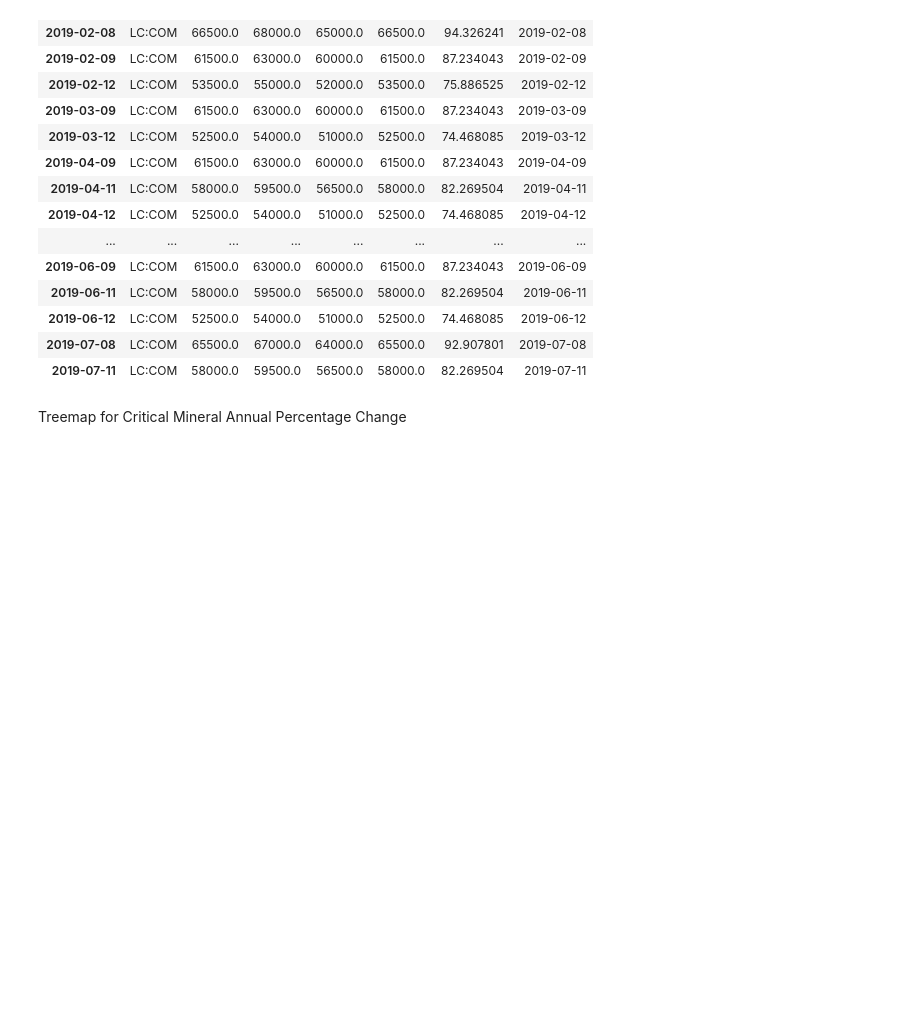
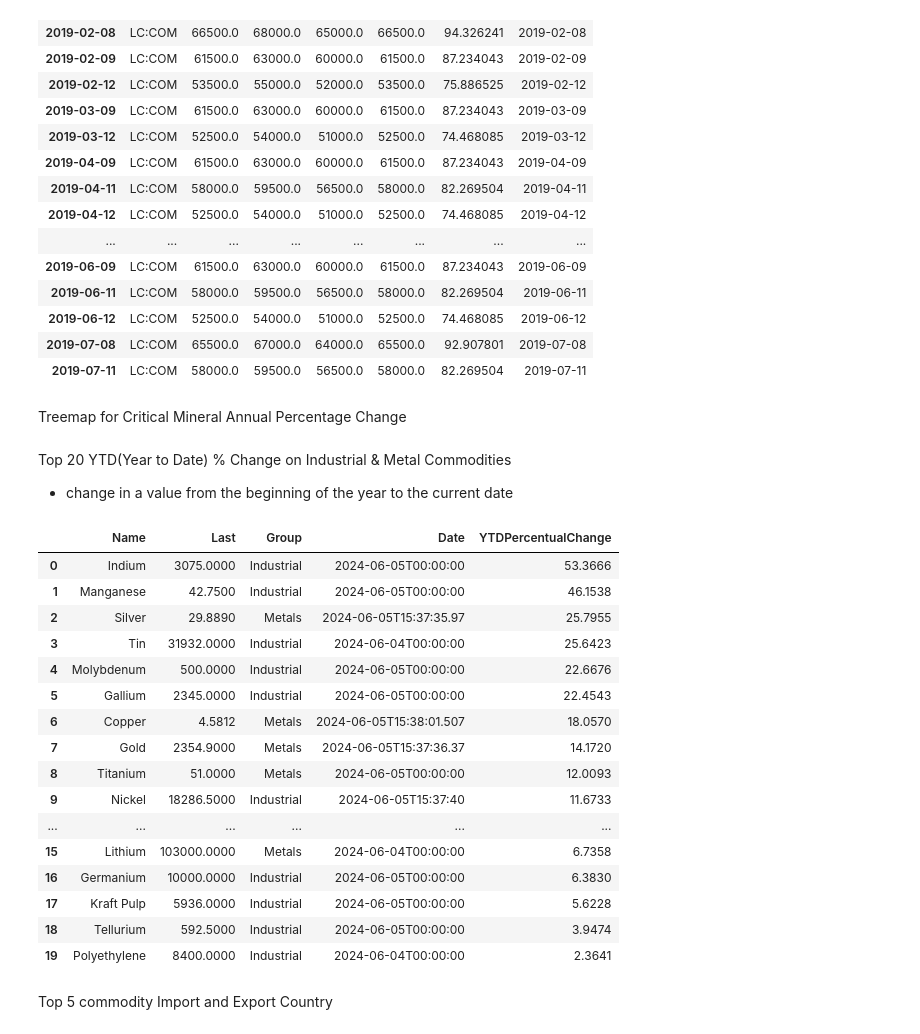
Before and after one commit to YueWang417/UN, a Jupyter notebook: Price Volitility.ipynb, the cells around one changed output. Cells and saved outputs as stored; diff of their text form; code cells hidden in the pictures; blank space fills up the shorter version.

```diff
--- a/Price Volitility.ipynb
+++ b/Price Volitility.ipynb
@@ -235,3 +214,35 @@ fig_cm = px.treemap(
 )
 fig_cm.update_traces(hovertemplate='%{label}<br>Year % Change= %{customdata[0]}%<extra></extra>')
 fig_cm.show()
+# %% [markdown]
+Top 20 YTD(Year to Date) % Change on Industrial & Metal Commodities
+* change in a value from the beginning of the year to the current date
+# %%
+
+def top_20_ytd_percentual_change(data):
+    filtered_data = data.query("Group == 'Industrial' or Group == 'Metals'")
+    ytd = filtered_data.sort_values(by='YTDPercentualChange', ascending=False)
+    ytd = ytd.head(20).reset_index(drop=True)
+    ytd = ytd[['Name', 'Last', 'Group','Date','YTDPercentualChange']]
+    return ytd
+top_20_ytd_percentual_change(data=commodities_data)
+# %% [output]
+|  | Name | Last | Group | Date | YTDPercentualChange |
+| 0 | Indium | 3075.0000 | Industrial | 2024-06-05T00:00:00 | 53.3666 |
+| 1 | Manganese | 42.7500 | Industrial | 2024-06-05T00:00:00 | 46.1538 |
+| 2 | Silver | 29.8890 | Metals | 2024-06-05T15:37:35.97 | 25.7955 |
+| 3 | Tin | 31932.0000 | Industrial | 2024-06-04T00:00:00 | 25.6423 |
+| 4 | Molybdenum | 500.0000 | Industrial | 2024-06-05T00:00:00 | 22.6676 |
+| 5 | Gallium | 2345.0000 | Industrial | 2024-06-05T00:00:00 | 22.4543 |
+| 6 | Copper | 4.5812 | Metals | 2024-06-05T15:38:01.507 | 18.0570 |
+| 7 | Gold | 2354.9000 | Metals | 2024-06-05T15:37:36.37 | 14.1720 |
+| 8 | Titanium | 51.0000 | Metals | 2024-06-05T00:00:00 | 12.0093 |
+| 9 | Nickel | 18286.5000 | Industrial | 2024-06-05T15:37:40 | 11.6733 |
+| ... | ... | ... | ... | ... | ... |
+| 15 | Lithium | 103000.0000 | Metals | 2024-06-04T00:00:00 | 6.7358 |
+| 16 | Germanium | 10000.0000 | Industrial | 2024-06-05T00:00:00 | 6.3830 |
+| 17 | Kraft Pulp | 5936.0000 | Industrial | 2024-06-05T00:00:00 | 5.6228 |
+| 18 | Tellurium | 592.5000 | Industrial | 2024-06-05T00:00:00 | 3.9474 |
+| 19 | Polyethylene | 8400.0000 | Industrial | 2024-06-04T00:00:00 | 2.3641 |
+# %% [markdown]
+Top 5 commodity Import and Export Country
```
Also changed, not shown: parts of 15 cells of this notebook.
